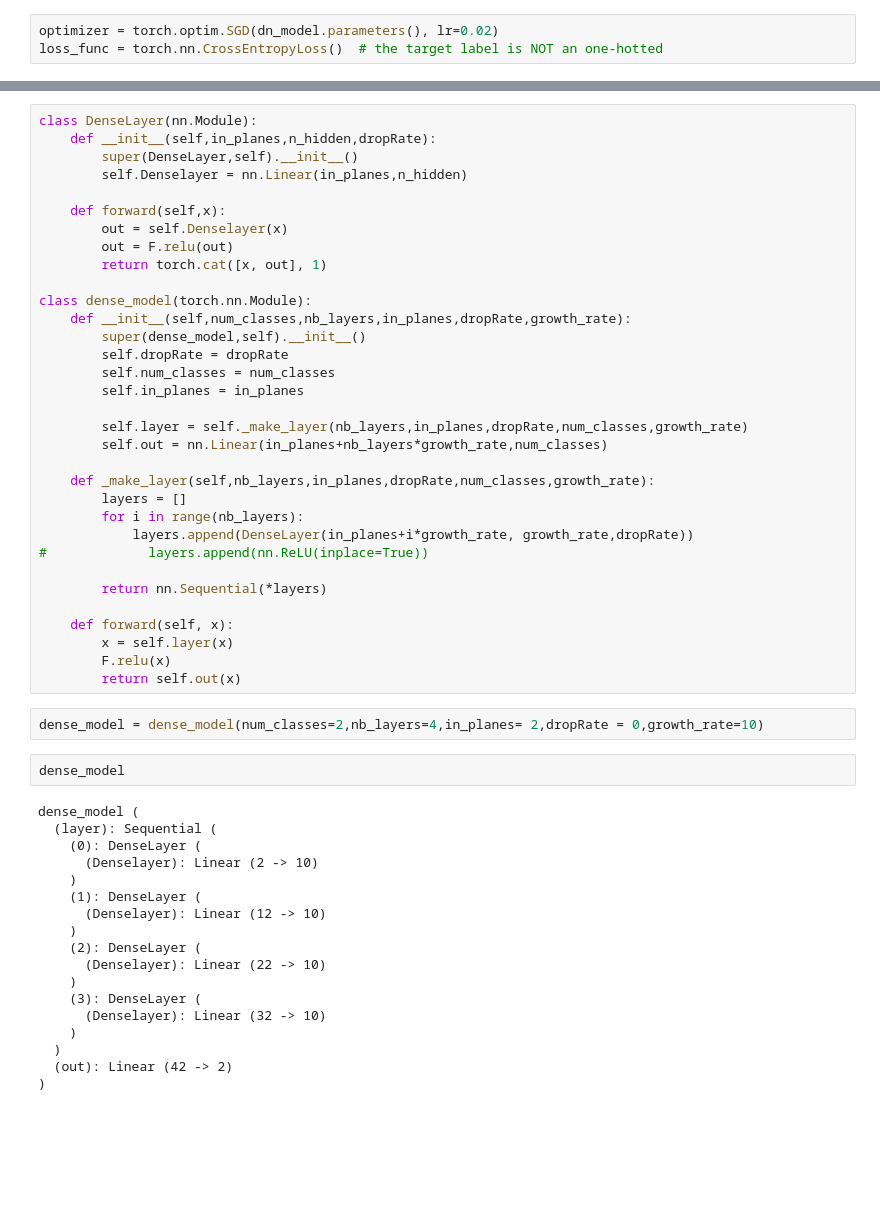
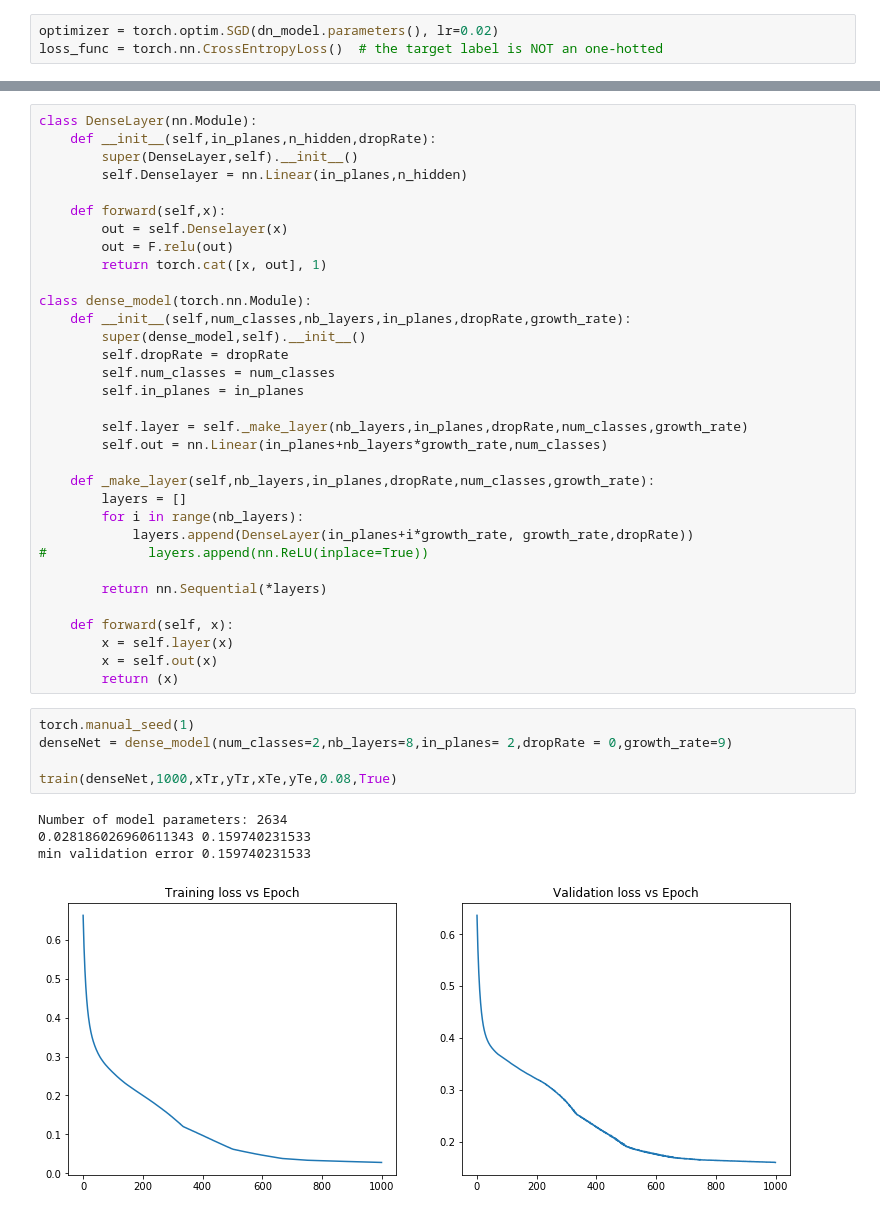
Before and after one commit to vincent6606/decision_compare, a Jupyter notebook: comparing decision boundaries.ipynb, the cells around one changed output, grey strips where cells are left out. Drawn from its saved outputs; the diff is of its cells as text; blank space fills up the shorter version.

```diff
--- a/comparing decision boundaries.ipynb
+++ b/comparing decision boundaries.ipynb
@@ -238,27 +263,15 @@ class dense_model(torch.nn.Module):
 
     def forward(self, x):
         x = self.layer(x)
-        F.relu(x)
-        return self.out(x)
+        x = self.out(x)
+        return (x)
 # %%
-dense_model = dense_model(num_classes=2,nb_layers=4,in_planes= 2,dropRate = 0,growth_rate=10)
+torch.manual_seed(1)
+denseNet = dense_model(num_classes=2,nb_layers=8,in_planes= 2,dropRate = 0,growth_rate=9)
+
+train(denseNet,1000,xTr,yTr,xTe,yTe,0.08,True)
+# %% [output]
+Number of model parameters: 2634
+0.028186026960611343 0.159740231533
+min validation error 0.159740231533
+[figure, added]
-# %%
-dense_model
-# %% [output]
-dense_model (
-  (layer): Sequential (
-    (0): DenseLayer (
-      (Denselayer): Linear (2 -> 10)
-    )
-    (1): DenseLayer (
-      (Denselayer): Linear (12 -> 10)
-    )
-    (2): DenseLayer (
-      (Denselayer): Linear (22 -> 10)
-    )
-    (3): DenseLayer (
-      (Denselayer): Linear (32 -> 10)
-    )
-  )
-  (out): Linear (42 -> 2)
-)
```
Also changed, not shown: parts of 28 cells of this notebook, 2 other files.
